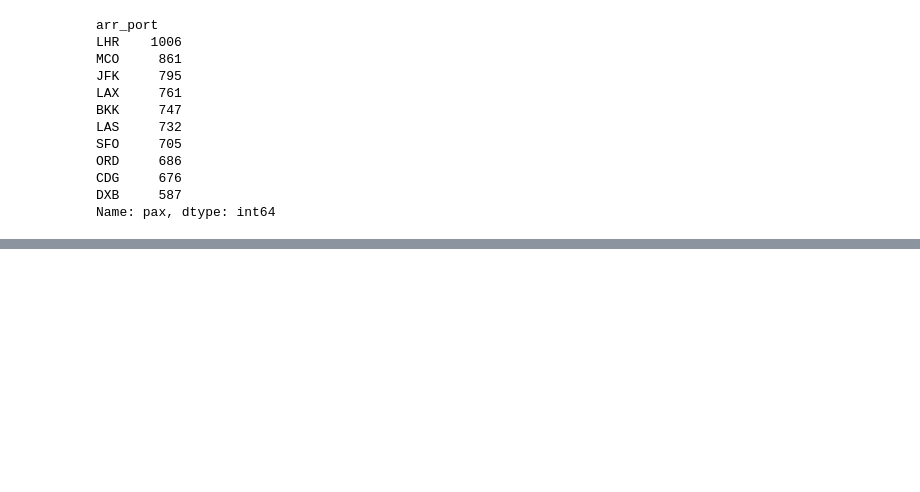
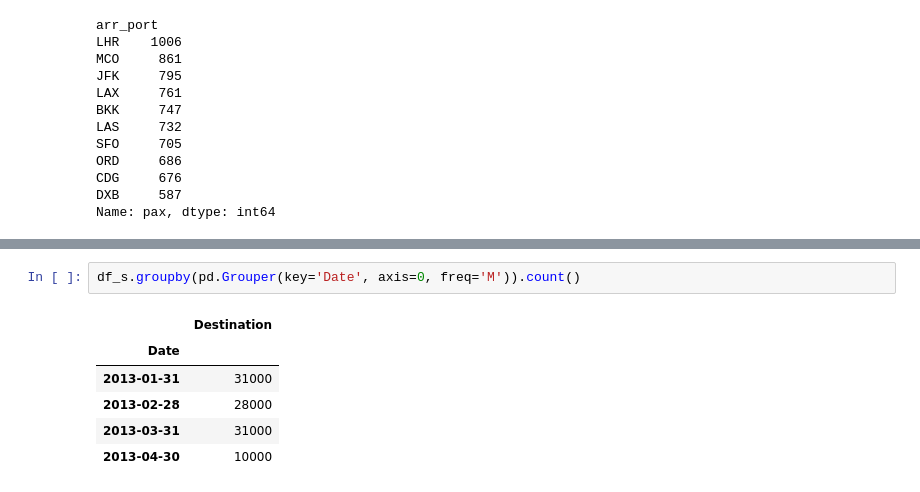
Before and after one commit to rodrigerar/ds_challenge_Gerardo_Rodriguez, a Jupyter notebook: notebook_gerardo_rodriguez.ipynb, the cells around one changed output, grey strips where cells are left out. Saved outputs shown, nothing was run; the diff lists cells and outputs as text; blank space fills up the shorter version.

```diff
--- a/notebook_gerardo_rodriguez.ipynb
+++ b/notebook_gerardo_rodriguez.ipynb
@@ -357,0 +369,9 @@ KeyError: 'date'
+# %%
+df_s.groupby(pd.Grouper(key='Date', axis=0, freq='M')).count()
+# %% [output]
+|  | Destination |
+| Date |  |
+| 2013-01-31 | 31000 |
+| 2013-02-28 | 28000 |
+| 2013-03-31 | 31000 |
+| 2013-04-30 | 10000 |
```
Also changed, not shown: parts of 35 cells of this notebook, 1 other file.
